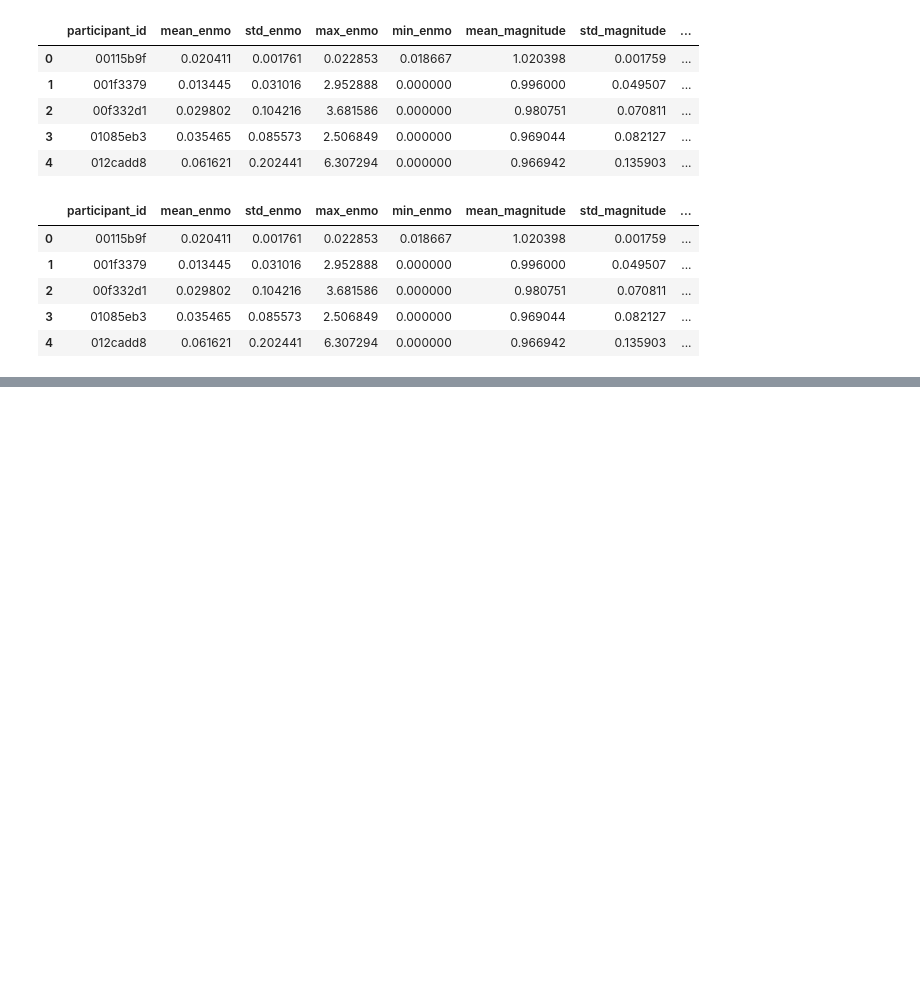
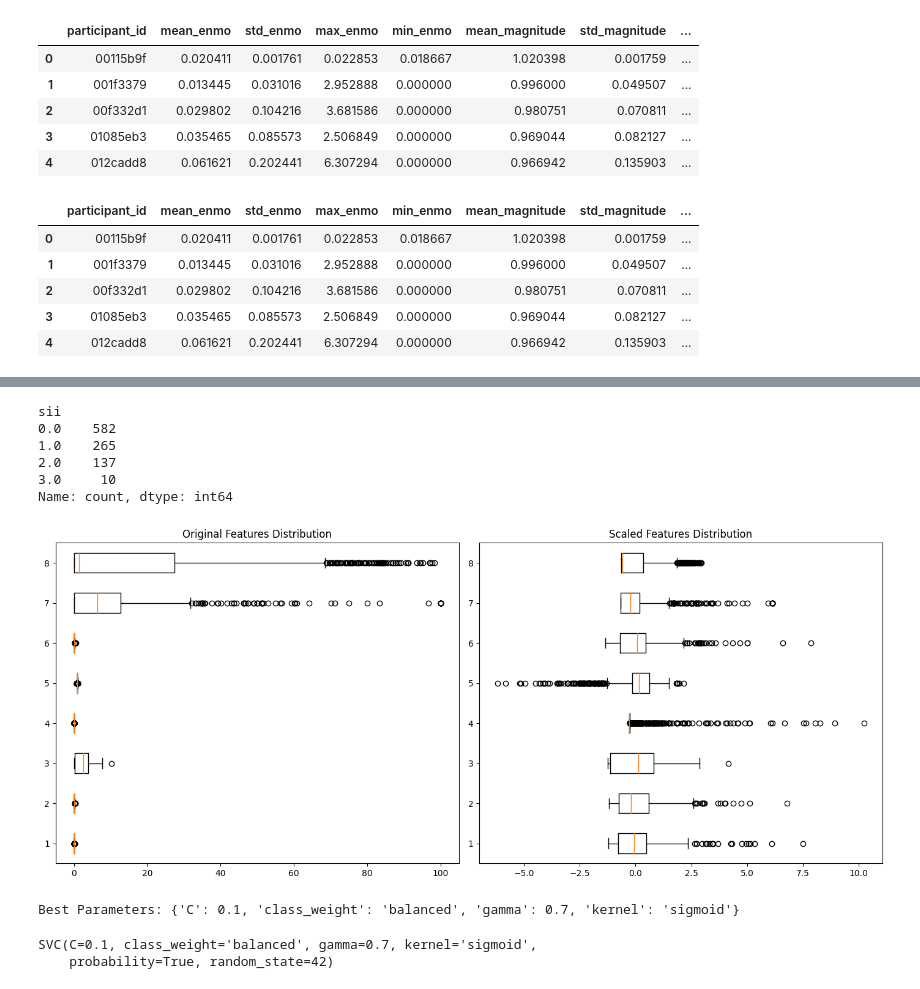
Before and after one commit to Nandana-Chigaterappa-HemanthKumar/PulseNet, a Jupyter notebook: actigraphy-data-model-development.ipynb, the cells around one changed output, grey strips where cells are left out. Cells and saved outputs as stored; diff of their text form; code cells hidden in the pictures; blank space fills up the shorter version.

Commit message:
Kaggle Notebook | Actigraphy Data Model Development | Version 7

```diff
--- a/actigraphy-data-model-development.ipynb
+++ b/actigraphy-data-model-development.ipynb
@@ -43,0 +72,57 @@ Normalize features to a uniform scale (e.g., MinMaxScaler or StandardScaler).
+# %%
+print(train['sii'].value_counts())
+# %% [output]
+sii
+0.0    582
+1.0    265
+2.0    137
+3.0     10
+Name: count, dtype: int64
+# %%
+# Selecting feature columns and target variable
+X = train.drop(columns=['sii'])
+y = train['sii']
+
+# Standardizing the features
+from sklearn.preprocessing import StandardScaler
+
+scaler = StandardScaler()
+X_scaled = scaler.fit_transform(X)
+# %%
+# Visualize original vs scaled features
+fig, axes = plt.subplots(1, 2, figsize=(14, 6))
+
+# Before scaling
+axes[0].boxplot(X.values, vert=False)
+axes[0].set_title("Original Features Distribution")
+
+# After scaling
+axes[1].boxplot(X_scaled, vert=False)
+axes[1].set_title("Scaled Features Distribution")
+
+plt.tight_layout()
+plt.show()
+# %% [output]
+[figure, added]
+# %%
+X_train, X_test, y_train, y_test = train_test_split(X_scaled, y, test_size=0.2, random_state=42, stratify=y)
+param_grid = {
+    'C': [0.1],
+    'gamma': [0.7],
+    'kernel': ['rbf', 'poly', 'sigmoid'],
+    'class_weight': ['balanced']
+}
+grid_search = GridSearchCV(SVC(probability=True, class_weight='balanced', random_state=42),
+                           param_grid, cv=3, scoring='f1_weighted', n_jobs=-1)
+grid_search.fit(X_train, y_train)
+best_params = grid_search.best_params_
+print("Best Parameters:", best_params)
+# %% [output]
+Best Parameters: {'C': 0.1, 'class_weight': 'balanced', 'gamma': 0.7, 'kernel': 'sigmoid'}
+# %%
+# Train SVM with best parameters
+svm_model = SVC(**best_params, probability=True, random_state=42)
+svm_model.fit(X_train, y_train)
+# %% [output]
+SVC(C=0.1, class_weight='balanced', gamma=0.7, kernel='sigmoid',
+    probability=True, random_state=42)
```
Also changed, not shown: parts of 8 cells of this notebook.
